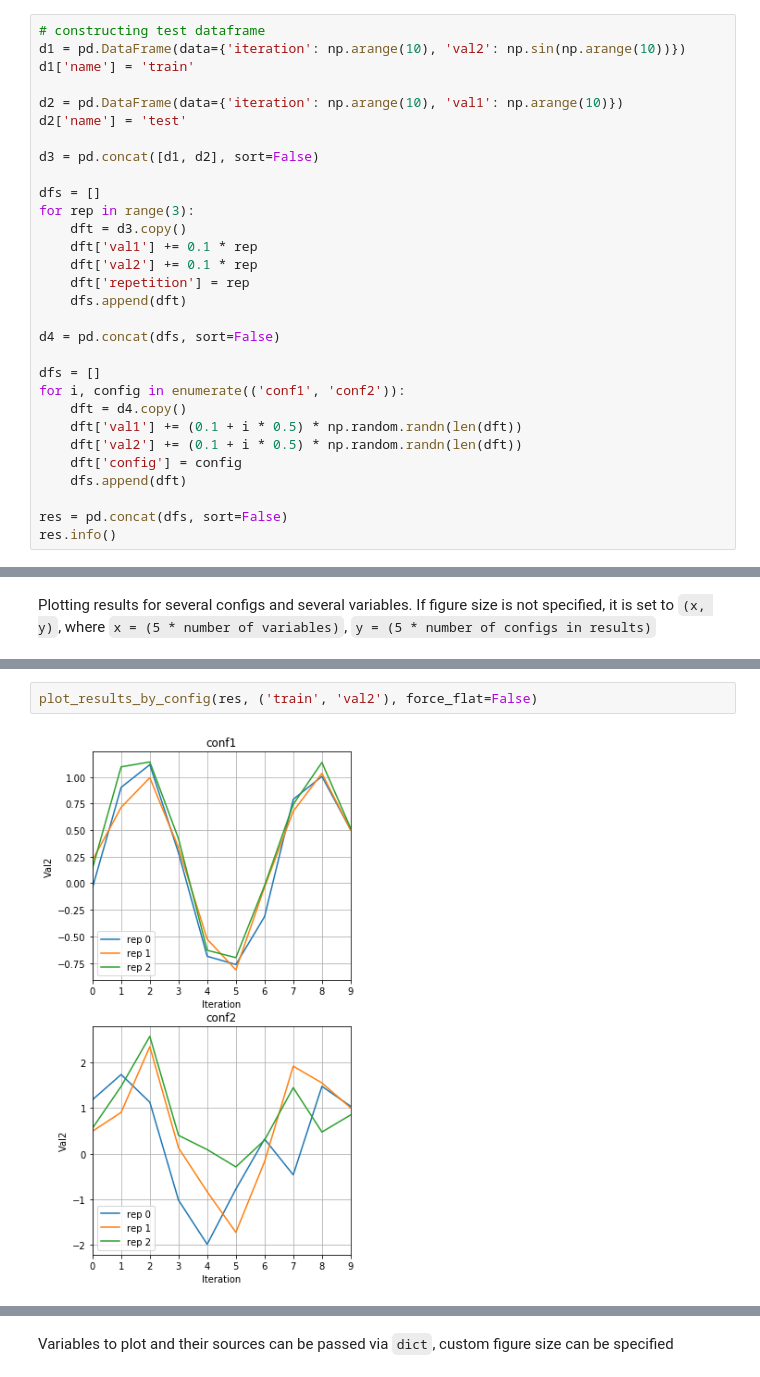
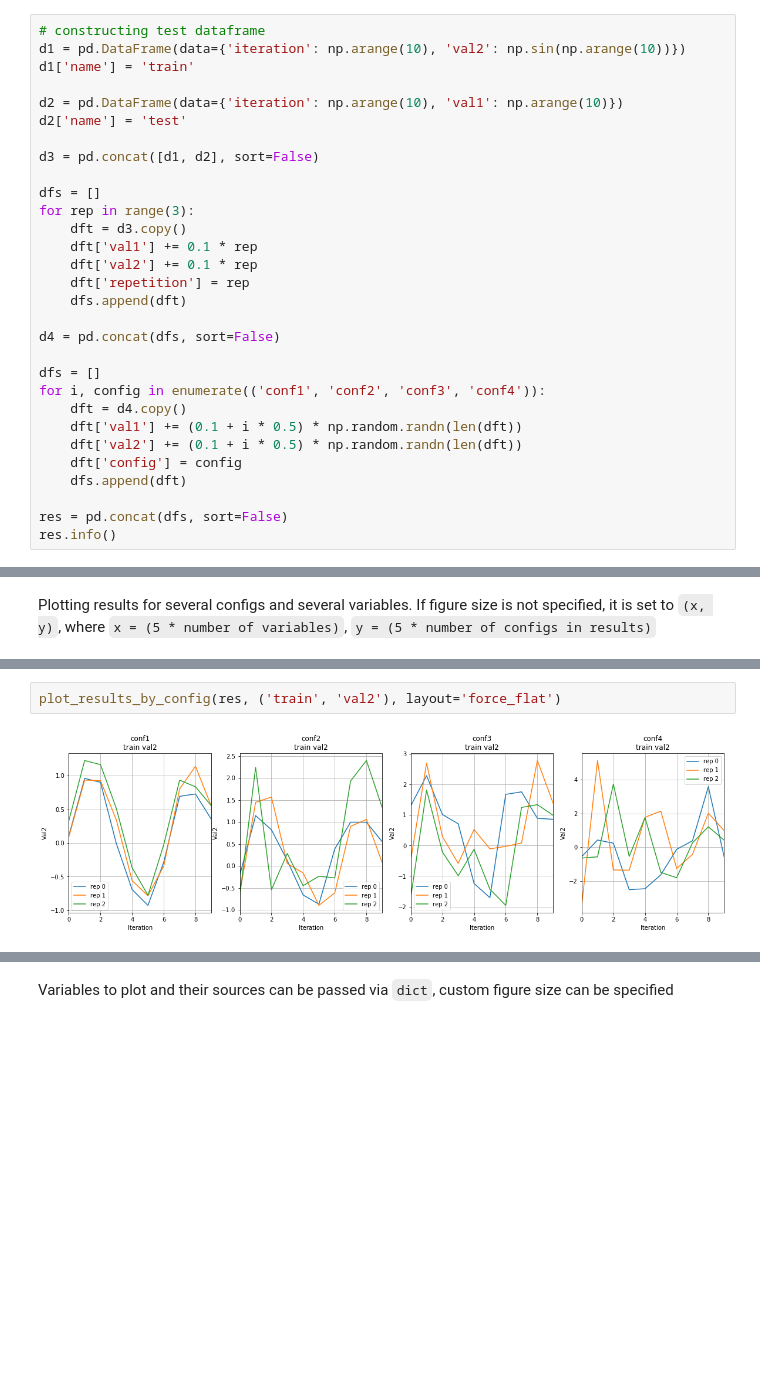
Before and after one commit to analysiscenter/batchflow, a Jupyter notebook: examples/tutorials/research/03_plotting_research_results.ipynb, the cells around one changed output, grey strips where cells are left out. Saved outputs shown, nothing was run; the diff lists cells and outputs as text; blank space fills up the shorter version.

Commit message:
plot_results_by_config added layout 'square' (signature changed)

```diff
--- a/examples/tutorials/research/03_plotting_research_results.ipynb
+++ b/examples/tutorials/research/03_plotting_research_results.ipynb
@@ -36,7 +36,7 @@ for rep in range(3):
 d4 = pd.concat(dfs, sort=False)
 
 dfs = []
-for i, config in enumerate(('conf1', 'conf2')):
+for i, config in enumerate(('conf1', 'conf2', 'conf3', 'conf4')):
     dft = d4.copy()
     dft['val1'] += (0.1 + i * 0.5) * np.random.randn(len(dft))
     dft['val2'] += (0.1 + i * 0.5) * np.random.randn(len(dft))
@@ -75,4 +75,4 @@ This can be changed by setting `force_flat=True`
 # %%
-plot_results_by_config(res, ('train', 'val2'), force_flat=False)
+plot_results_by_config(res, ('train', 'val2'), layout='force_flat')
 # %% [output]
-[figure, old version]
+[figure, new version]
```
Also changed, not shown: parts of 10 cells of this notebook, 1 other file.
